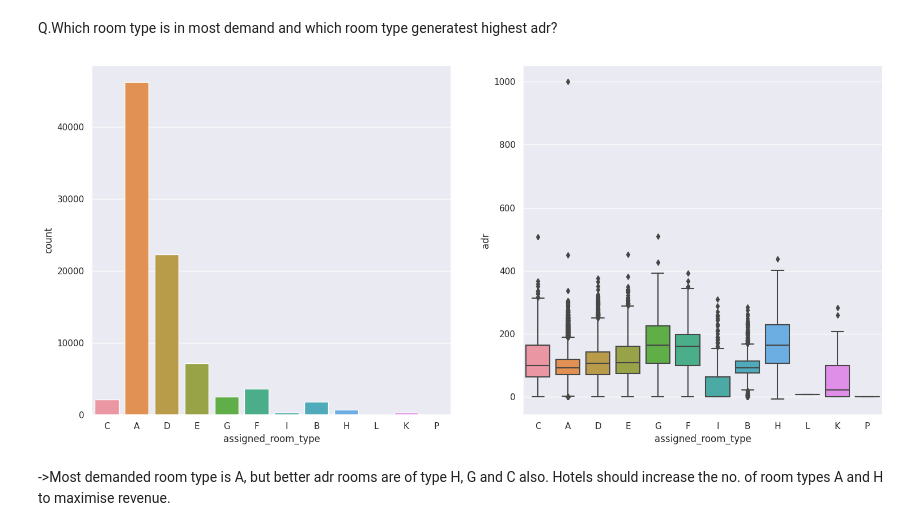
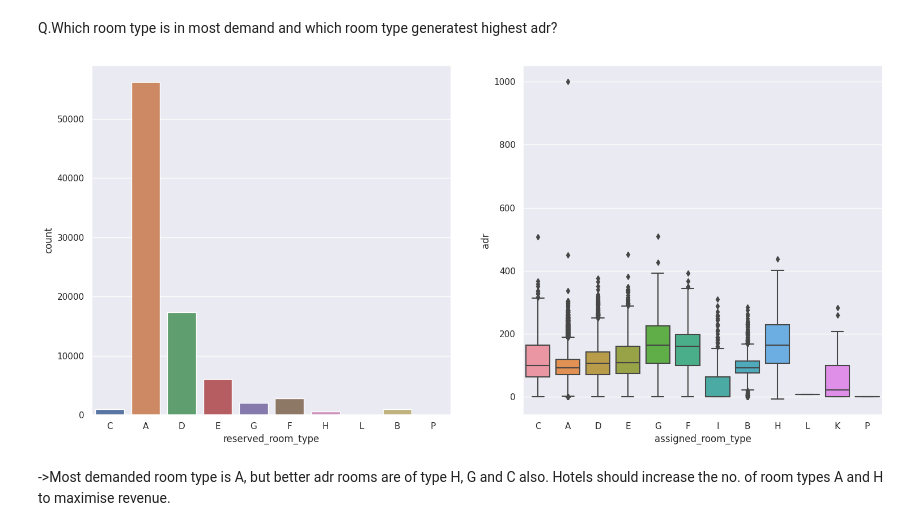
Before and after one commit to dhrisandamedhi/Hotel_booking, a Jupyter notebook: hotel_booking_analysis.ipynb, the cells around one changed output. Drawn from its saved outputs; the diff is of its cells as text; code cells hidden in the pictures.

```diff
--- a/hotel_booking_analysis.ipynb
+++ b/hotel_booking_analysis.ipynb
@@ -782,14 +924,14 @@ Q.Which room type is in most demand and which room type generatest highest adr?
 # %%
 fig, axes = plt.subplots(1, 2, figsize=(18, 8))
 
 grp_by_room = hotel.groupby('assigned_room_type')
 hotel['Num_of_bookings'] = grp_by_room.size()
 
-sns.countplot(ax = axes[0], x = hotel['assigned_room_type'])
+sns.countplot(ax = axes[0], x = hotel['reserved_room_type'])
 sns.boxplot(ax = axes[1], x = hotel['assigned_room_type'], y = hotel['adr'])
 plt.show()
 # %% [output]
-[figure, old version]
+[figure, new version]
 # %% [markdown]
 ->Most demanded room type is A, but better adr rooms are of type H, G and C also. Hotels should increase the no. of room types A and H to maximise revenue.
 # %% [markdown]
```
Also changed, not shown: parts of 40 cells of this notebook.
